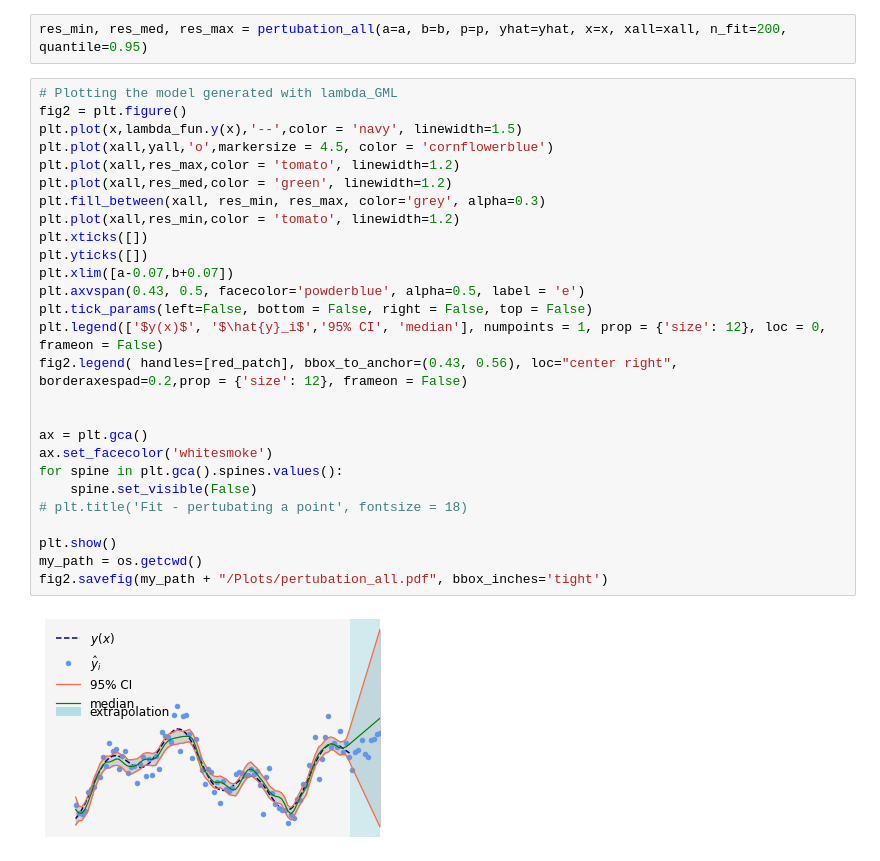
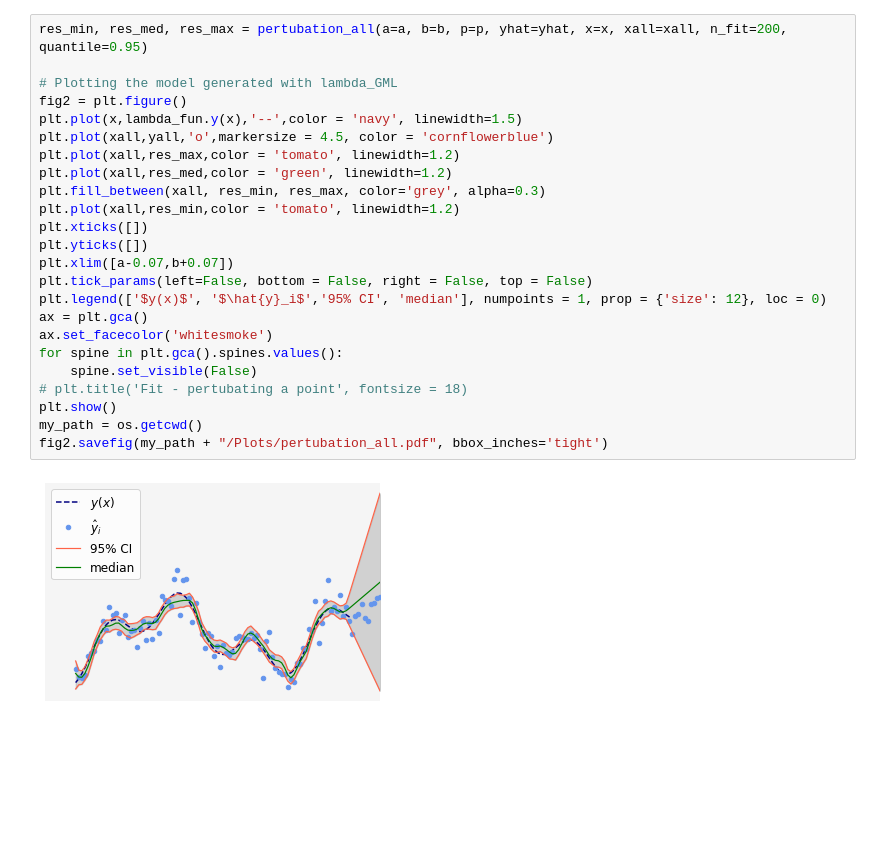
Before and after one commit to NikolineBalle/Bachelor, a Jupyter notebook: pertubations.ipynb, the cells around one changed output. Saved outputs shown, nothing was run; the diff lists cells and outputs as text; blank space fills up the shorter version.

```diff
--- a/pertubations.ipynb
+++ b/pertubations.ipynb
@@ -187,31 +178,26 @@ fig.savefig(my_path + "/Plots/perturbation_onepoint.pdf", bbox_inches='tight')
-# %%
-res_min, res_med, res_max = pertubation_all(a=a, b=b, p=p, yhat=yhat, x=x, xall=xall, n_fit=200, quantile=0.95)
 # %%
+res_min, res_med, res_max = pertubation_all(a=a, b=b, p=p, yhat=yhat, x=x, xall=xall, n_fit=200, quantile=0.95)
+
 # Plotting the model generated with lambda_GML
 fig2 = plt.figure()
 plt.plot(x,lambda_fun.y(x),'--',color = 'navy', linewidth=1.5)
 plt.plot(xall,yall,'o',markersize = 4.5, color = 'cornflowerblue')
 plt.plot(xall,res_max,color = 'tomato', linewidth=1.2)
 plt.plot(xall,res_med,color = 'green', linewidth=1.2)
 plt.fill_between(xall, res_min, res_max, color='grey', alpha=0.3)
 plt.plot(xall,res_min,color = 'tomato', linewidth=1.2)
 plt.xticks([])
 plt.yticks([])
 plt.xlim([a-0.07,b+0.07])
-plt.axvspan(0.43, 0.5, facecolor='powderblue', alpha=0.5, label = 'e')
 plt.tick_params(left=False, bottom = False, right = False, top = False)
-plt.legend(['$y(x)$', '$\hat{y}_i$','95% CI', 'median'], numpoints = 1, prop = {'size': 12}, loc = 0, frameon = False)
-fig2.legend( handles=[red_patch], bbox_to_anchor=(0.43, 0.56), loc="center right", borderaxespad=0.2,prop = {'size': 12}, frameon = False)
-
-
+plt.legend(['$y(x)$', '$\hat{y}_i$','95% CI', 'median'], numpoints = 1, prop = {'size': 12}, loc = 0)
 ax = plt.gca()
 ax.set_facecolor('whitesmoke')
 for spine in plt.gca().spines.values():
     spine.set_visible(False)
 # plt.title('Fit - pertubating a point', fontsize = 18)
-
 plt.show()
 my_path = os.getcwd()
 fig2.savefig(my_path + "/Plots/pertubation_all.pdf", bbox_inches='tight')
 # %% [output]
-[figure, old version]
+[figure, new version]
```
Also changed, not shown: parts of 2 cells of this notebook, 11 other files.
